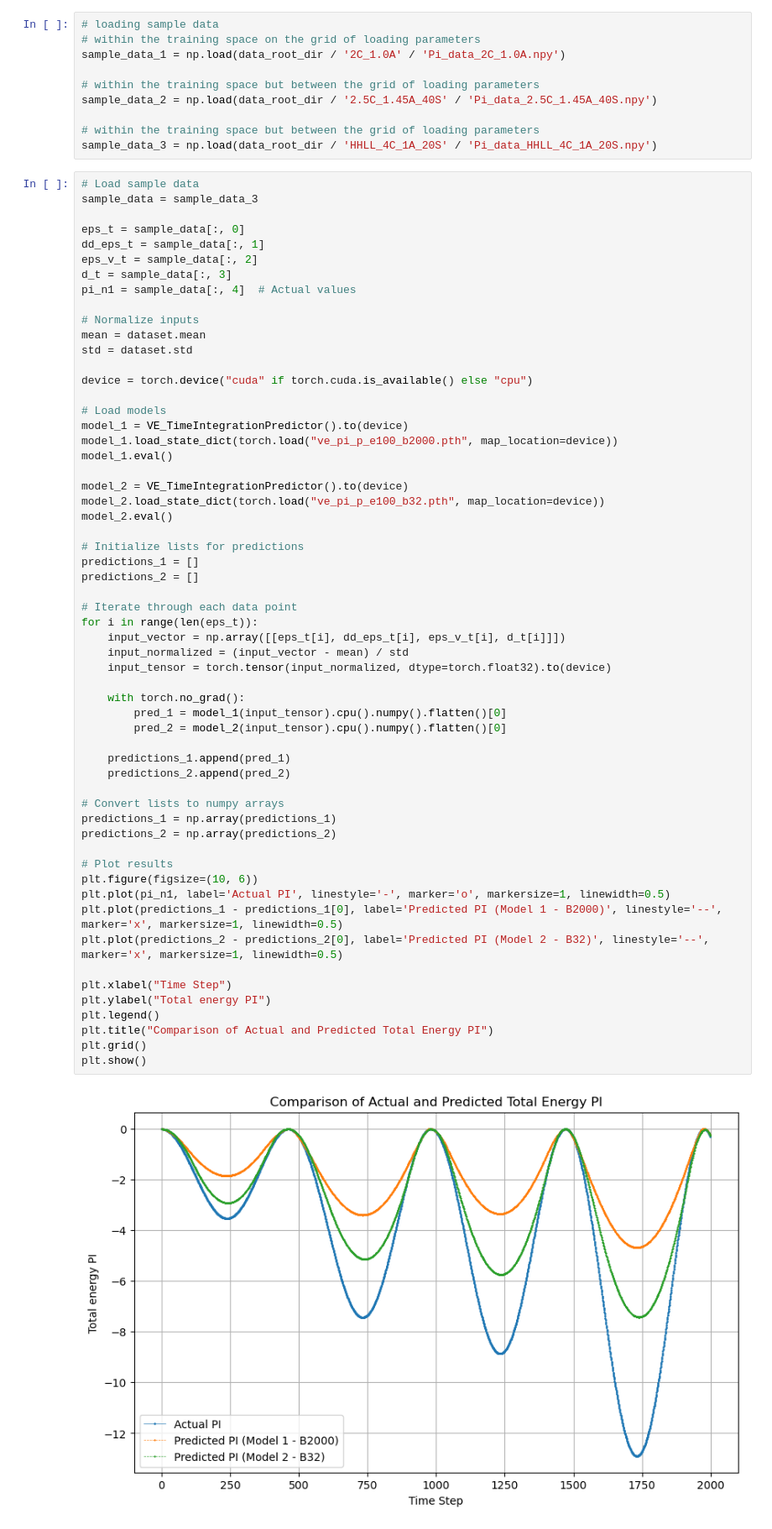
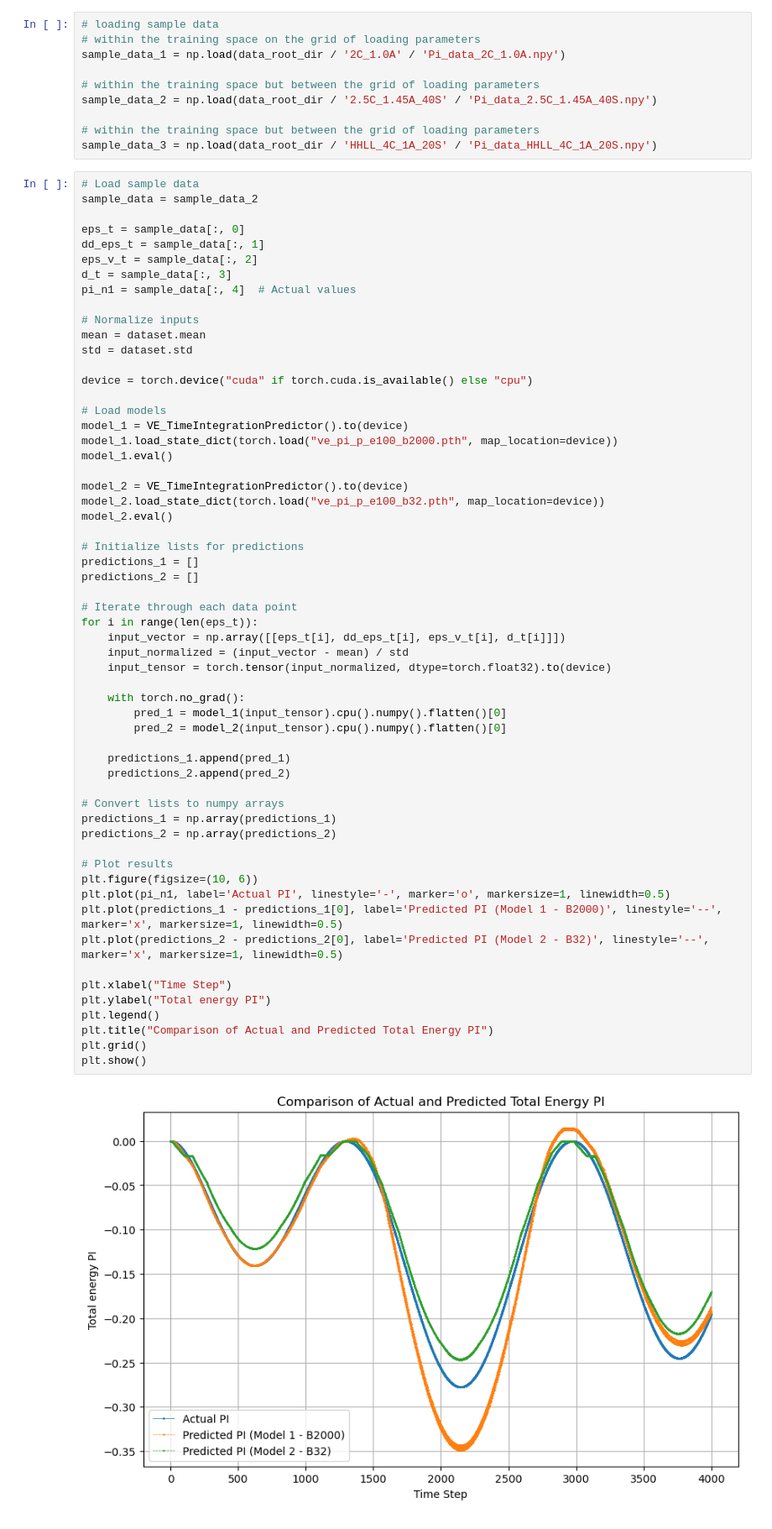
Before and after one commit to bmcs-group/bmcs_ml, a Jupyter notebook: bmcs_ml/ml_pi_predictor/prediction_check_2.ipynb, the cells around one changed output. Shown: that part at 84% size. Drawn from its saved outputs; the diff is of its cells as text.

```diff
--- a/bmcs_ml/ml_pi_predictor/prediction_check_2.ipynb
+++ b/bmcs_ml/ml_pi_predictor/prediction_check_2.ipynb
@@ -112,7 +112,7 @@ sample_data_2 = np.load(data_root_dir / '2.5C_1.45A_40S' / 'Pi_data_2.5C_1.45A_4
 sample_data_3 = np.load(data_root_dir / 'HHLL_4C_1A_20S' / 'Pi_data_HHLL_4C_1A_20S.npy')
 # %%
 # Load sample data
-sample_data = sample_data_3
+sample_data = sample_data_2
 
 eps_t = sample_data[:, 0]
 dd_eps_t = sample_data[:, 1]
@@ -142,34 +142,34 @@ predictions_2 = []
 # Iterate through each data point
 for i in range(len(eps_t)):
     input_vector = np.array([[eps_t[i], dd_eps_t[i], eps_v_t[i], d_t[i]]])
     input_normalized = (input_vector - mean) / std
     input_tensor = torch.tensor(input_normalized, dtype=torch.float32).to(device)
 
     with torch.no_grad():
         pred_1 = model_1(input_tensor).cpu().numpy().flatten()[0]
         pred_2 = model_2(input_tensor).cpu().numpy().flatten()[0]
 
     predictions_1.append(pred_1)
     predictions_2.append(pred_2)
 
 # Convert lists to numpy arrays
 predictions_1 = np.array(predictions_1)
 predictions_2 = np.array(predictions_2)
 
 # Plot results
 plt.figure(figsize=(10, 6))
 plt.plot(pi_n1, label='Actual PI', linestyle='-', marker='o', markersize=1, linewidth=0.5)
 plt.plot(predictions_1 - predictions_1[0], label='Predicted PI (Model 1 - B2000)', linestyle='--', marker='x', markersize=1, linewidth=0.5)
 plt.plot(predictions_2 - predictions_2[0], label='Predicted PI (Model 2 - B32)', linestyle='--', marker='x', markersize=1, linewidth=0.5)
 
 plt.xlabel("Time Step")
 plt.ylabel("Total energy PI")
 plt.legend()
 plt.title("Comparison of Actual and Predicted Total Energy PI")
 plt.grid()
 plt.show()
 # %% [output]
-[figure, old version]
+[figure, new version]
 # %%
 
 
```
Also changed, not shown: 3 other files.
